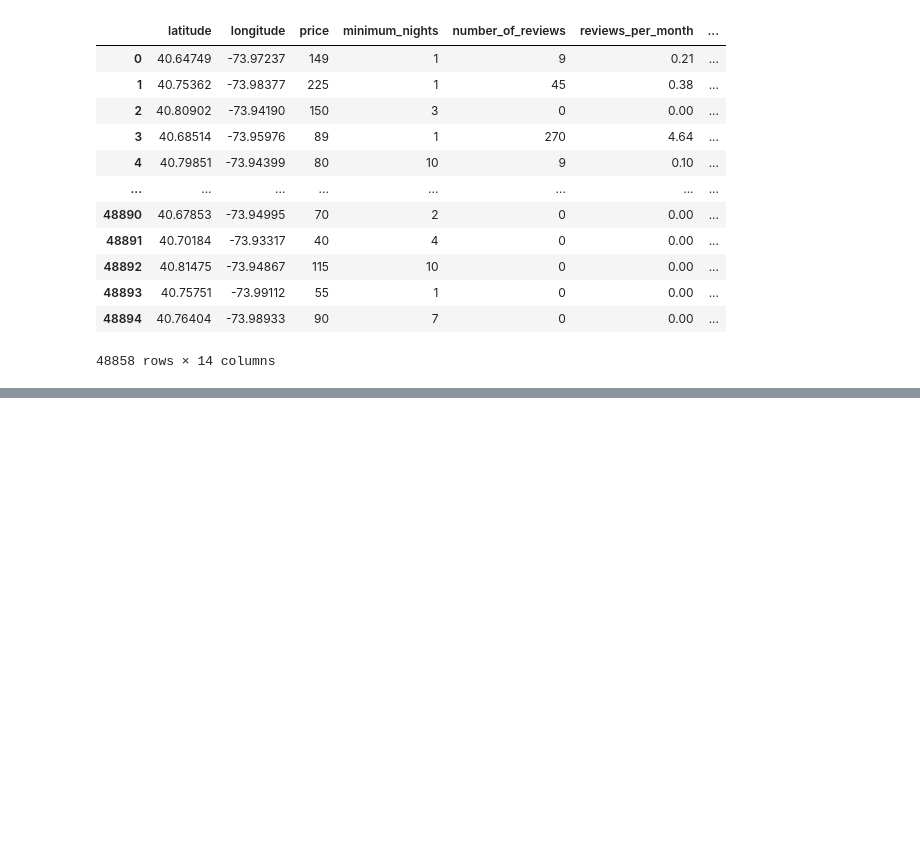
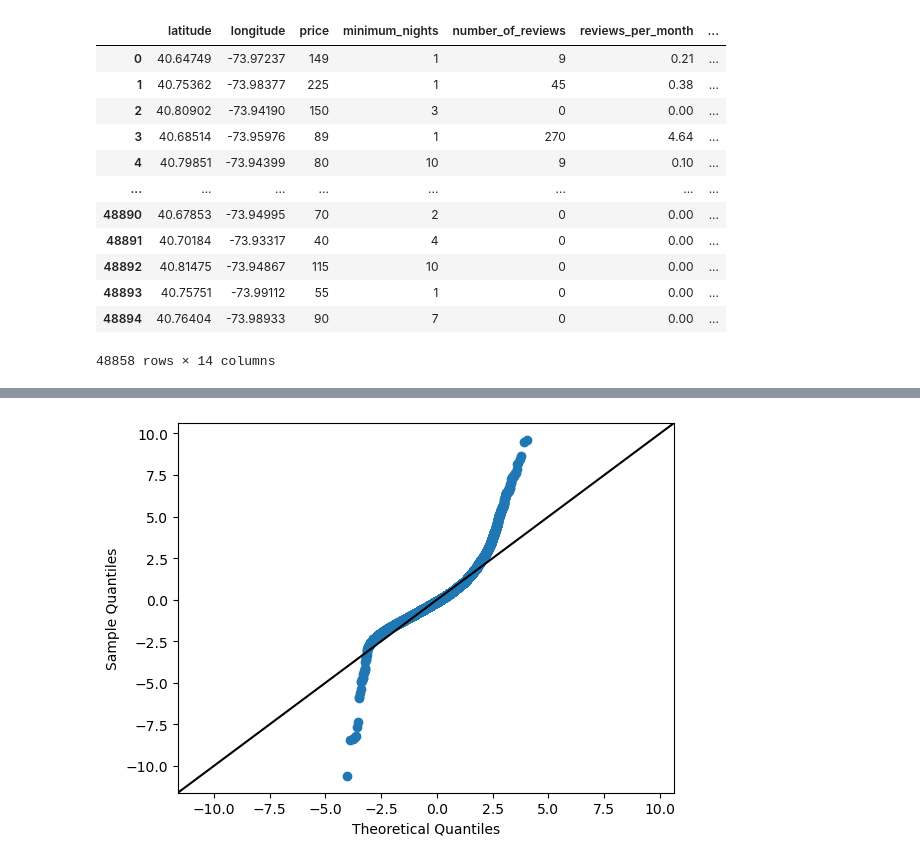
Before and after one commit to LEE-NANGI/project, a Jupyter notebook: Untitled-1.ipynb, the cells around one changed output, grey strips where cells are left out. Cells and saved outputs as stored; diff of their text form; code cells hidden in the pictures; blank space fills up the shorter version.

```diff
--- a/Untitled-1.ipynb
+++ b/Untitled-1.ipynb
@@ -456,3 +486,19 @@ Notes:
 [1] Standard Errors assume that the covariance matrix of the errors is correctly specified.
 [2] The condition number is large, 5.77e+05. This might indicate that there are
 strong multicollinearity or other numerical problems.
+# %%
+# testing for normality using a qq plot.
+import scipy.stats as stats
+
+
+fig, ax = plt.subplots()
+sm.graphics.qqplot(model.resid, dist=stats.norm, line='45', fit=True, ax=ax)
+
+scatter = ax.lines[0]
+line = ax.lines[1]
+# scatter.set_markeredgecolor("blue")
+# scatter.set_markerfacecolor("blue")
+line.set_color("black")
+fig.suptitle("");
+# %% [output]
+[figure, added]
```
Also changed, not shown: parts of 18 cells of this notebook, 3 other files.
